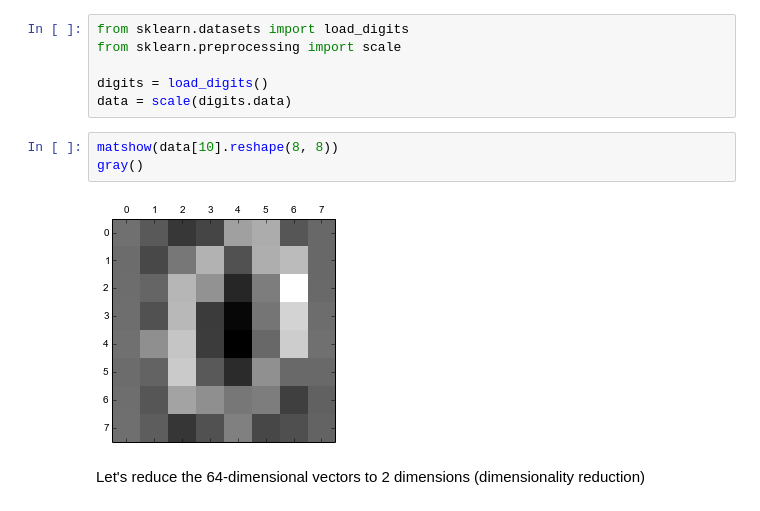
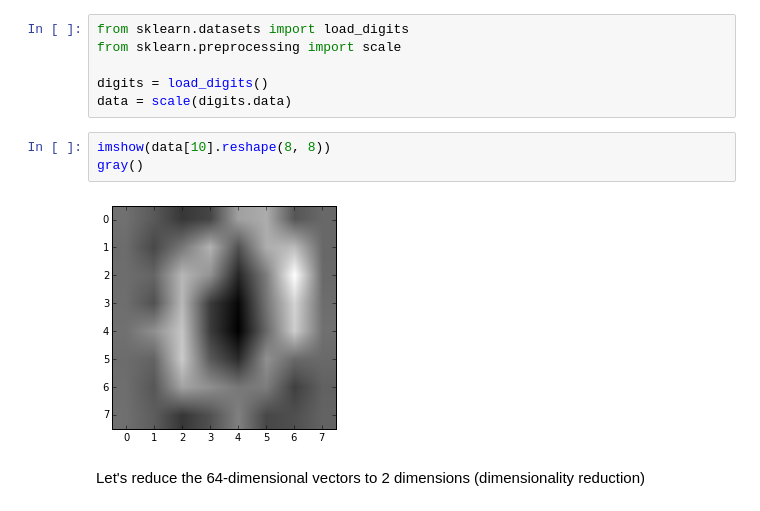
Before and after one commit to AlexanderFabisch/ml_tutorials, a Jupyter notebook: 00_environment.ipynb, the cells around one changed output. Cells and saved outputs as stored; diff of their text form.

```diff
--- a/00_environment.ipynb
+++ b/00_environment.ipynb
@@ -283,10 +266,10 @@ from sklearn.preprocessing import scale
 digits = load_digits()
 data = scale(digits.data)
 # %%
-matshow(data[10].reshape(8, 8))
+imshow(data[10].reshape(8, 8))
 gray()
 # %% [output]
-[figure, old version]
+[figure, new version]
 # %% [markdown]
 Let's reduce the 64-dimensional vectors to 2 dimensions (dimensionality reduction)
 # %%
```
Also changed, not shown: parts of 13 cells of this notebook.
